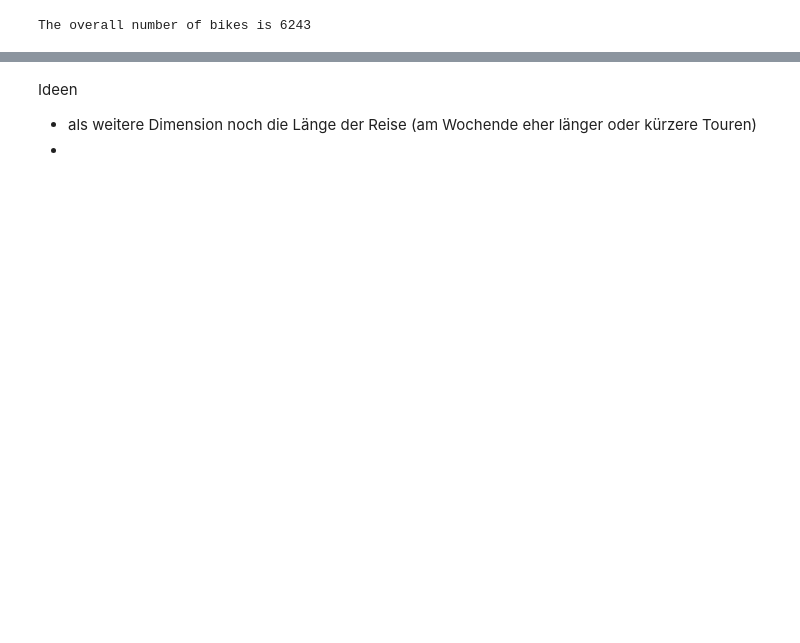
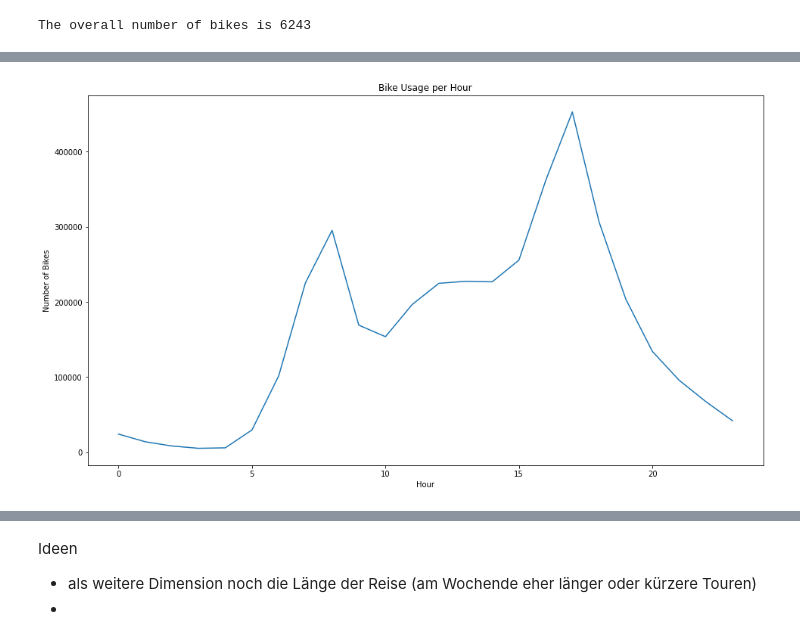
Before and after one commit to NeffIsBack/ThePredictors_DSML_Team_Assignment, a Jupyter notebook: Code_TeamAssignment.ipynb, the cells around one changed output, grey strips where cells are left out. Saved outputs shown, nothing was run; the diff lists cells and outputs as text; code cells hidden in the pictures; blank space fills up the shorter version.

Commit message:
Weather and Usage

```diff
--- a/Code_TeamAssignment.ipynb
+++ b/Code_TeamAssignment.ipynb
@@ -111,0 +123,14 @@ plt.show()
+# %%
+chicago_data_Hour_avail = chicago_data.groupby("Hour")['bike_id'].count()
+chicago_data_Hour_avail =pd.DataFrame(chicago_data_Hour_avail)
+
+fig, ax = plt.subplots(figsize = (16,9))
+
+ax.plot(chicago_data_Day_avail)
+
+ax.set_title('Bike Usage per Hour')
+ax.set_ylabel("Number of Bikes")
+ax.set_xlabel("Hour")
+plt.show()
+# %% [output]
+[figure, added]
```
Also changed, not shown: parts of 51 cells of this notebook, 2 other files.
